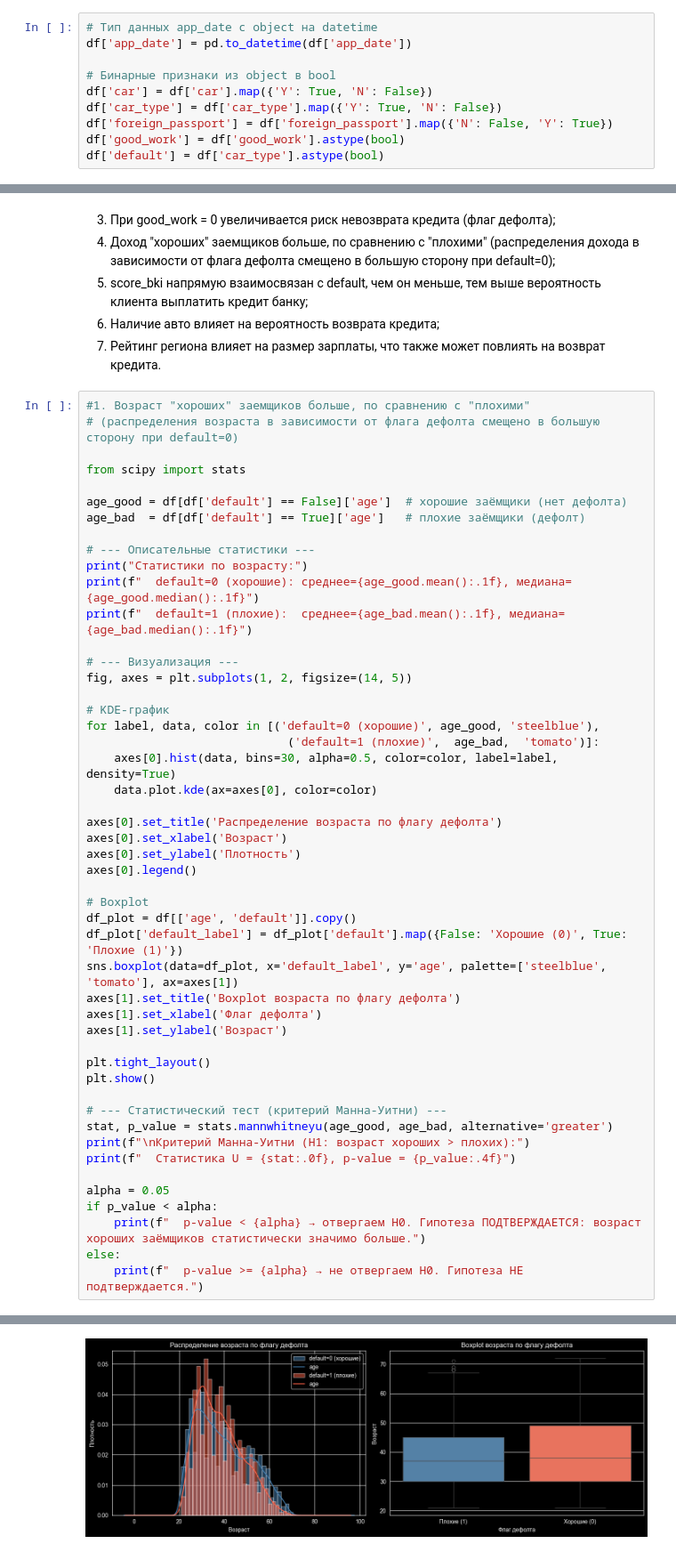
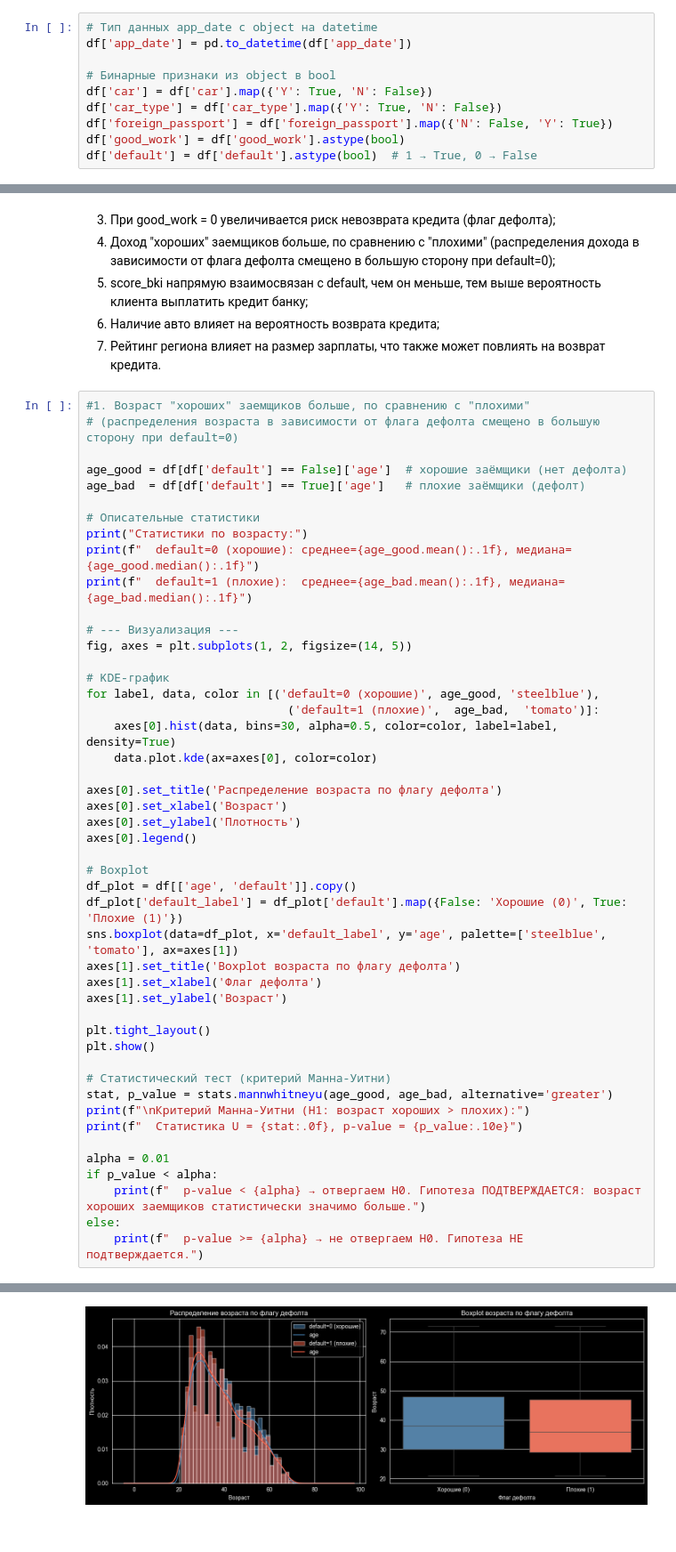
Before and after one commit to yemtsovaanna-alt/WB_DS, a Jupyter notebook: задание_1.ipynb, the cells around one changed output, grey strips where cells are left out. Shown at 89% size. Drawn from its saved outputs; the diff is of its cells as text.

```diff
--- a/задание_1.ipynb
+++ b/задание_1.ipynb
@@ -109,5 +110,5 @@ df['car'] = df['car'].map({'Y': True, 'N': False})
 df['car_type'] = df['car_type'].map({'Y': True, 'N': False})
 df['foreign_passport'] = df['foreign_passport'].map({'N': False, 'Y': True})
 df['good_work'] = df['good_work'].astype(bool)
-df['default'] = df['car_type'].astype(bool)
+df['default'] = df['default'].astype(bool)  # 1 → True, 0 → False
 # %%
@@ -311,12 +308,10 @@ for col in num_cols:
 #1. Возраст "хороших" заемщиков больше, по сравнению с "плохими"
 # (распределения возраста в зависимости от флага дефолта смещено в большую сторону при default=0)
 
-from scipy import stats
-
 age_good = df[df['default'] == False]['age']  # хорошие заёмщики (нет дефолта)
 age_bad  = df[df['default'] == True]['age']   # плохие заёмщики (дефолт)
 
-# --- Описательные статистики ---
+# Описательные статистики
 print("Статистики по возрасту:")
 print(f"  default=0 (хорошие): среднее={age_good.mean():.1f}, медиана={age_good.median():.1f}")
 print(f"  default=1 (плохие):  среднее={age_bad.mean():.1f}, медиана={age_bad.median():.1f}")
@@ -346,14 +341,14 @@ axes[1].set_ylabel('Возраст')
 plt.tight_layout()
 plt.show()
 
-# --- Статистический тест (критерий Манна-Уитни) ---
+# Статистический тест (критерий Манна-Уитни)
 stat, p_value = stats.mannwhitneyu(age_good, age_bad, alternative='greater')
 print(f"\nКритерий Манна-Уитни (H1: возраст хороших > плохих):")
-print(f"  Статистика U = {stat:.0f}, p-value = {p_value:.4f}")
+print(f"  Статистика U = {stat:.0f}, p-value = {p_value:.10e}")
 
-alpha = 0.05
+alpha = 0.01
 if p_value < alpha:
-    print(f"  p-value < {alpha} → отвергаем H0. Гипотеза ПОДТВЕРЖДАЕТСЯ: возраст хороших заёмщиков статистически значимо больше.")
+    print(f"  p-value < {alpha} → отвергаем H0. Гипотеза ПОДТВЕРЖДАЕТСЯ: возраст хороших заемщиков статистически значимо больше.")
 else:
     print(f"  p-value >= {alpha} → не отвергаем H0. Гипотеза НЕ подтверждается.")
 # %% [output]
@@ -363,2 +358,2 @@ else:
-[figure, old version]
+[figure, new version]
 Критерий Манна-Уитни (H1: возраст хороших > плохих):
```
Also changed, not shown: parts of 15 cells of this notebook.
